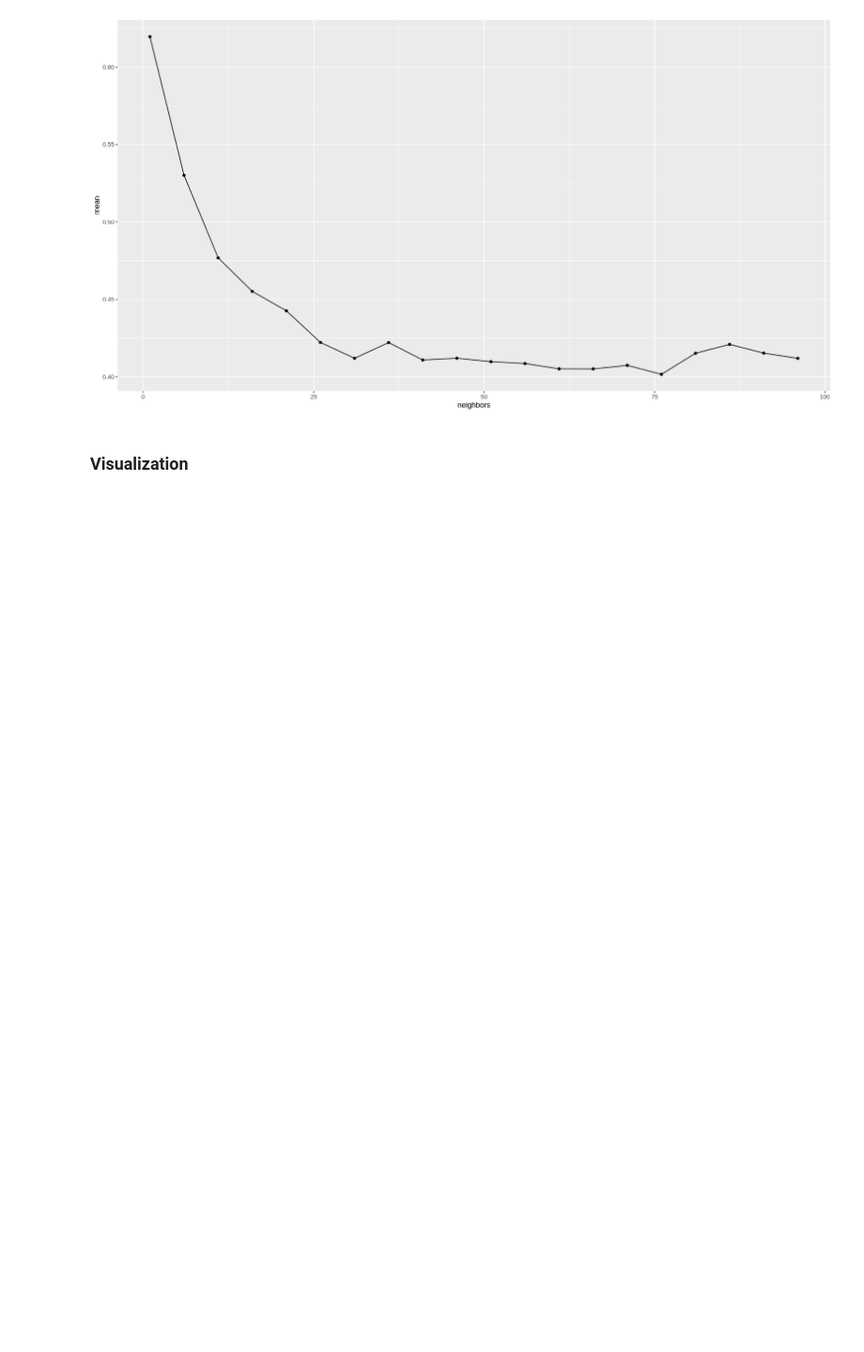
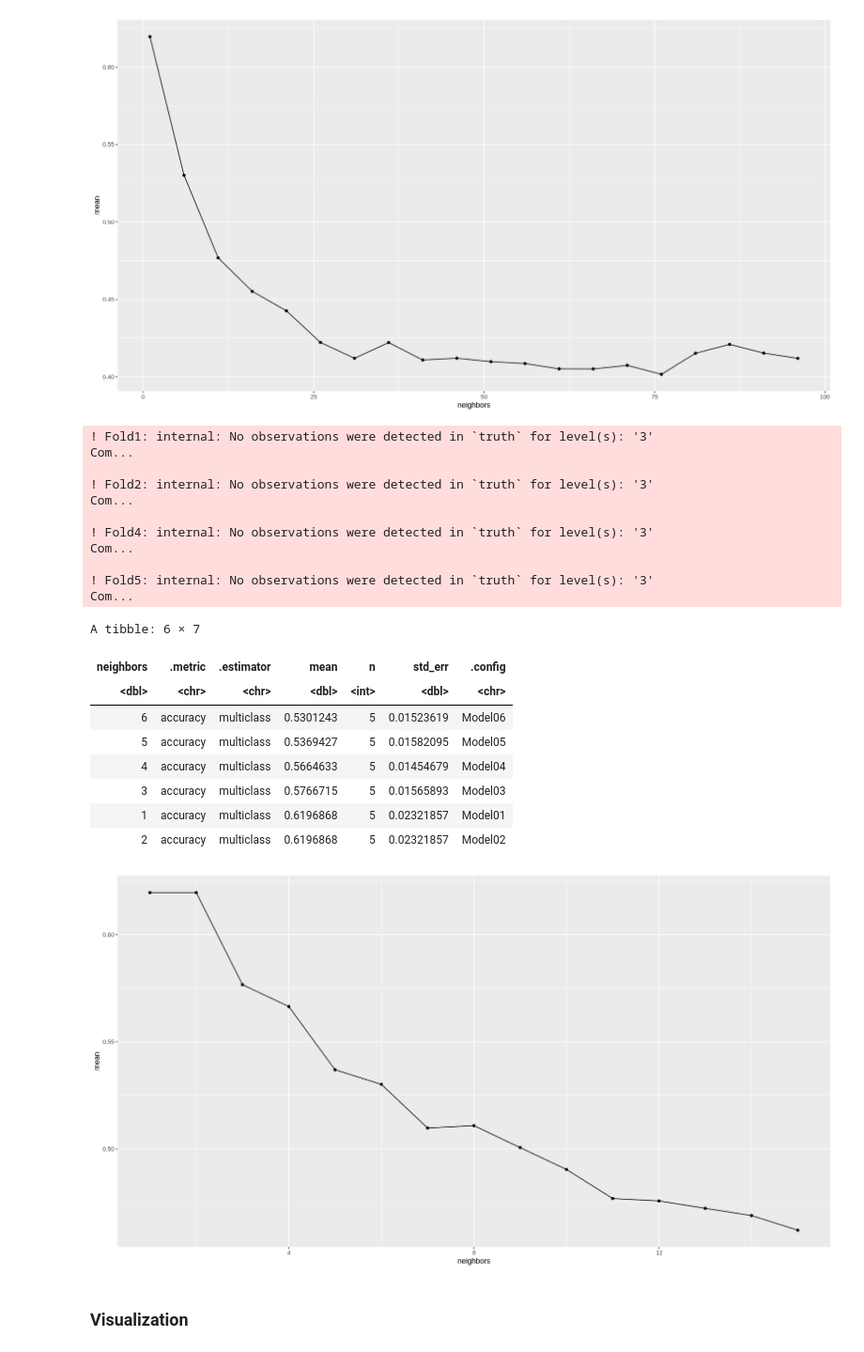
Before and after one commit to jon-chow/DSCI100-WineQualityAnalysis, a Jupyter notebook: FinalReport.ipynb, the cells around one changed output. Shown: that part at 94% size. Drawn from its saved outputs; the diff is of its cells as text; code cells hidden in the pictures; blank space fills up the shorter version.

```diff
--- a/FinalReport.ipynb
+++ b/FinalReport.ipynb
@@ -712,39 +712,53 @@ predictor_train_data <- train_data %>%
 # creating the 5-fold cross-validation object
 vfold <- vfold_cv(predictor_train_data, v = 5, strata = quality)
 
 # range of k values tested
 k_vals_balance <- tibble(neighbors = seq(1,15,1))
 
 # recipe to balance classes
 recipe_balance <- recipe(quality ~., data = predictor_train_data) %>%
     step_scale(all_predictors()) %>%
     step_center(all_predictors()) %>%
     step_upsample(quality, over_ratio = 1)
 
 # model specification
 upsample_model <- nearest_neighbor(weight_func = "rectangular", neighbors = tune()) %>%
 set_engine("kknn") %>%
 set_mode("classification")
 
 # fitting the recipe and model specification onto the training data
 balanced_tune2 <- workflow() %>%
                 add_recipe(recipe_balance) %>%
                 add_model(upsample_model) %>%
                 tune_grid(resamples = vfold, grid = k_vals_balance) %>%
                 collect_metrics() %>%
                 filter(.metric == "accuracy") %>%
                 arrange(mean)
 
 # plotting accuracies by k values
 k_plot_balance2 <- ggplot(balanced_tune2, aes(x=neighbors, y=mean)) + geom_point() + geom_line()
 k_plot_balance2
 
-# creates a prediction on the test data
-predicted_2 <- predict(balanced_fit, test_data) %>%
-             bind_cols(test_data)
-
-# prediction accuracy of our model on the test data
-predict_balance <- predicted_2 %>%
-                    metrics(truth = quality, estimate = .pred_class) %>%
-                    filter(.metric == "accuracy")
-predict_balance
+tail(balanced_tune2)
+# %% [output]
+! Fold1: internal: No observations were detected in `truth` for level(s): '3'
+Com...
+
+! Fold2: internal: No observations were detected in `truth` for level(s): '3'
+Com...
+
+! Fold4: internal: No observations were detected in `truth` for level(s): '3'
+Com...
+
+! Fold5: internal: No observations were detected in `truth` for level(s): '3'
+Com...
+A tibble: 6 × 7
+| neighbors | .metric | .estimator | mean | n | std_err | .config |
+| <dbl> | <chr> | <chr> | <dbl> | <int> | <dbl> | <chr> |
+| 6 | accuracy | multiclass | 0.5301243 | 5 | 0.01523619 | Model06 |
+| 5 | accuracy | multiclass | 0.5369427 | 5 | 0.01582095 | Model05 |
+| 4 | accuracy | multiclass | 0.5664633 | 5 | 0.01454679 | Model04 |
+| 3 | accuracy | multiclass | 0.5766715 | 5 | 0.01565893 | Model03 |
+| 1 | accuracy | multiclass | 0.6196868 | 5 | 0.02321857 | Model01 |
+| 2 | accuracy | multiclass | 0.6196868 | 5 | 0.02321857 | Model02 |
+[figure, added]
```
Also changed, not shown: parts of 1 cell of this notebook.
